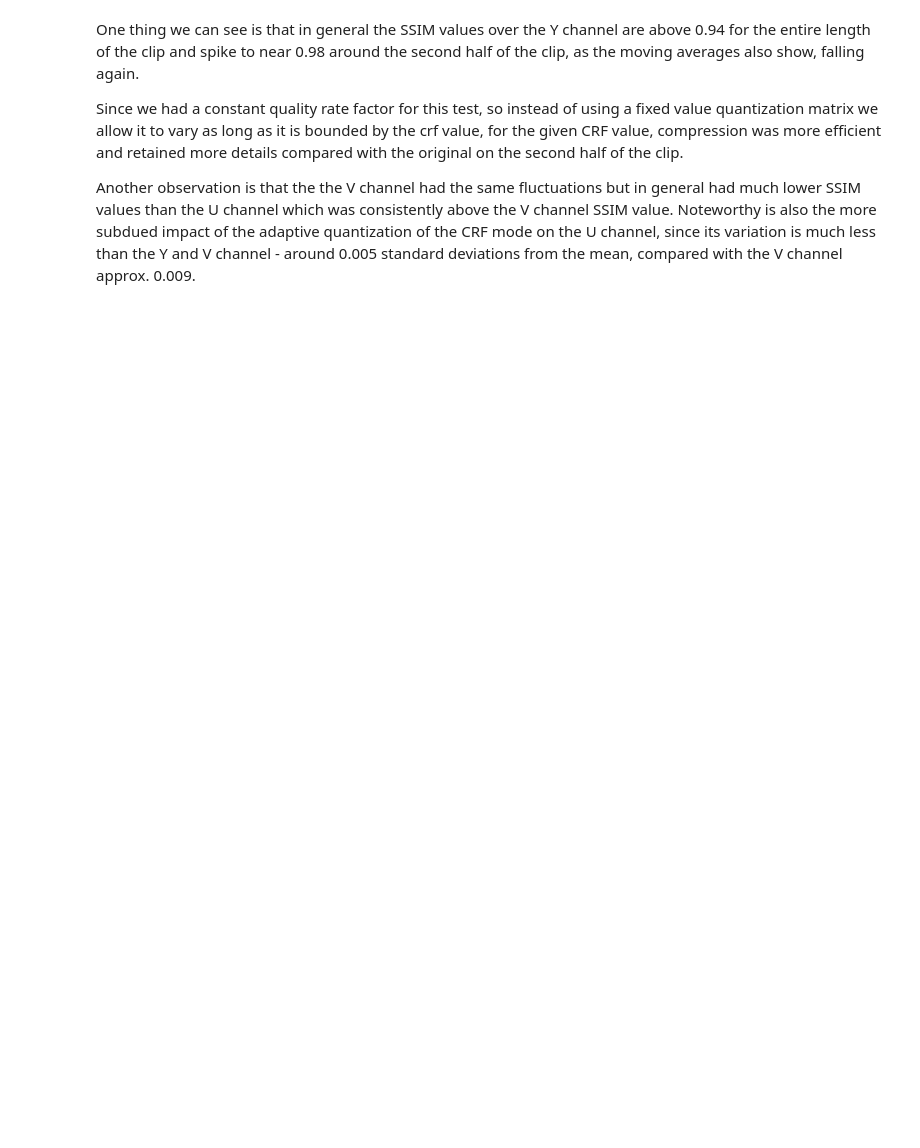
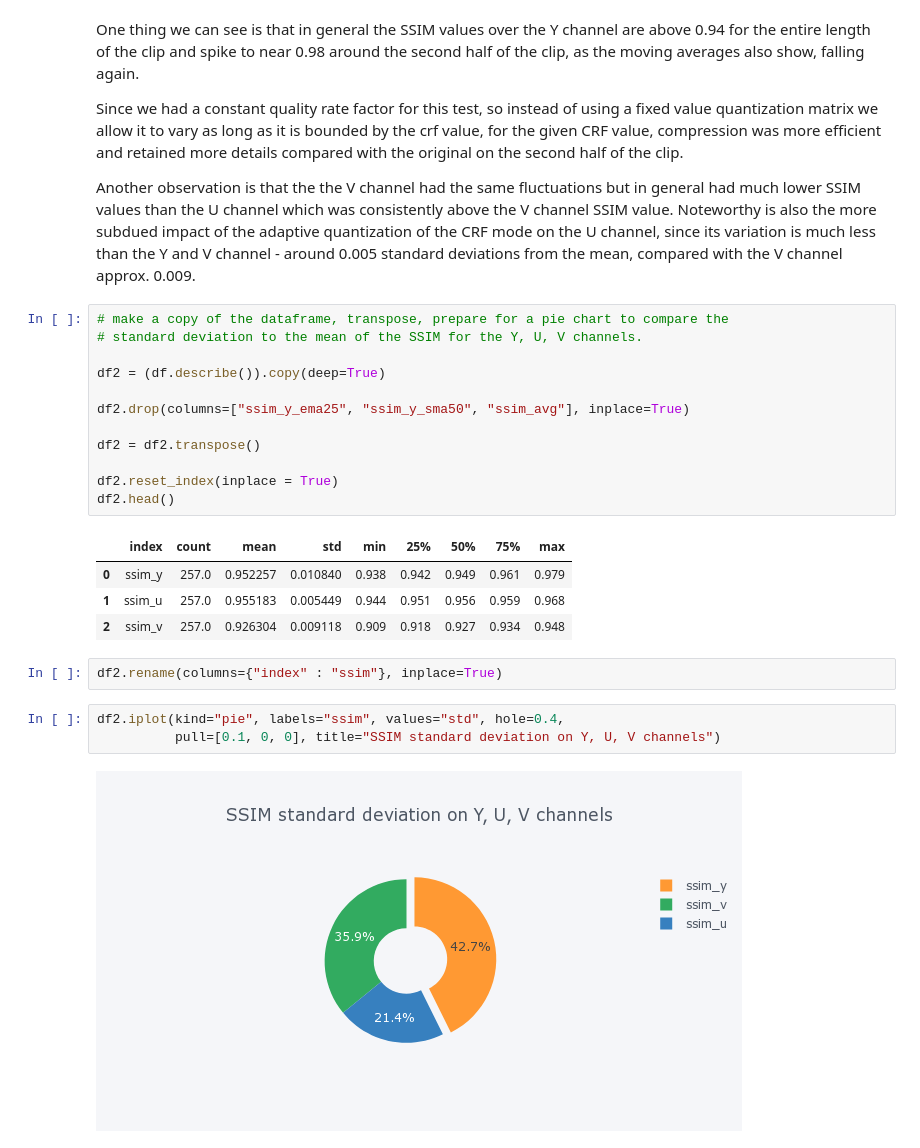
Before and after one commit to luisbarrancos/videometrics_jupyterlab, a Jupyter notebook: notebooks/video_generate_compression_x264_modules.ipynb, the cells around one changed output. Saved outputs shown, nothing was run; the diff lists cells and outputs as text; blank space fills up the shorter version.

```diff
--- a/notebooks/video_generate_compression_x264_modules.ipynb
+++ b/notebooks/video_generate_compression_x264_modules.ipynb
@@ -424,3 +441,27 @@ One thing we can see is that in general the SSIM values over the Y channel are a
 Since we had a constant quality rate factor for this test, so instead of using a fixed value quantization matrix we allow it to vary as long as it is bounded by the crf value, for the given CRF value, compression was more efficient and retained more details compared with the original on the second half of the clip.
 
 Another observation is that the the V channel had the same fluctuations but in general had much lower SSIM values than the U channel which was consistently above the V channel SSIM value. Noteworthy is also the more subdued impact of the adaptive quantization of the CRF mode on the U channel, since its variation is much less than the Y and V channel - around 0.005 standard deviations from the mean, compared with the V channel approx. 0.009.
+# %%
+# make a copy of the dataframe, transpose, prepare for a pie chart to compare the
+# standard deviation to the mean of the SSIM for the Y, U, V channels.
+
+df2 = (df.describe()).copy(deep=True)
+
+df2.drop(columns=["ssim_y_ema25", "ssim_y_sma50", "ssim_avg"], inplace=True)
+
+df2 = df2.transpose()
+
+df2.reset_index(inplace = True)
+df2.head()
+# %% [output]
+|  | index | count | mean | std | min | 25% | 50% | 75% | max |
+| 0 | ssim_y | 257.0 | 0.952257 | 0.010840 | 0.938 | 0.942 | 0.949 | 0.961 | 0.979 |
+| 1 | ssim_u | 257.0 | 0.955183 | 0.005449 | 0.944 | 0.951 | 0.956 | 0.959 | 0.968 |
+| 2 | ssim_v | 257.0 | 0.926304 | 0.009118 | 0.909 | 0.918 | 0.927 | 0.934 | 0.948 |
+# %%
+df2.rename(columns={"index" : "ssim"}, inplace=True)
+# %%
+df2.iplot(kind="pie", labels="ssim", values="std", hole=0.4,
+          pull=[0.1, 0, 0], title="SSIM standard deviation on Y, U, V channels")
+# %% [output]
+[figure, added]
```
Also changed, not shown: parts of 5 cells of this notebook.
